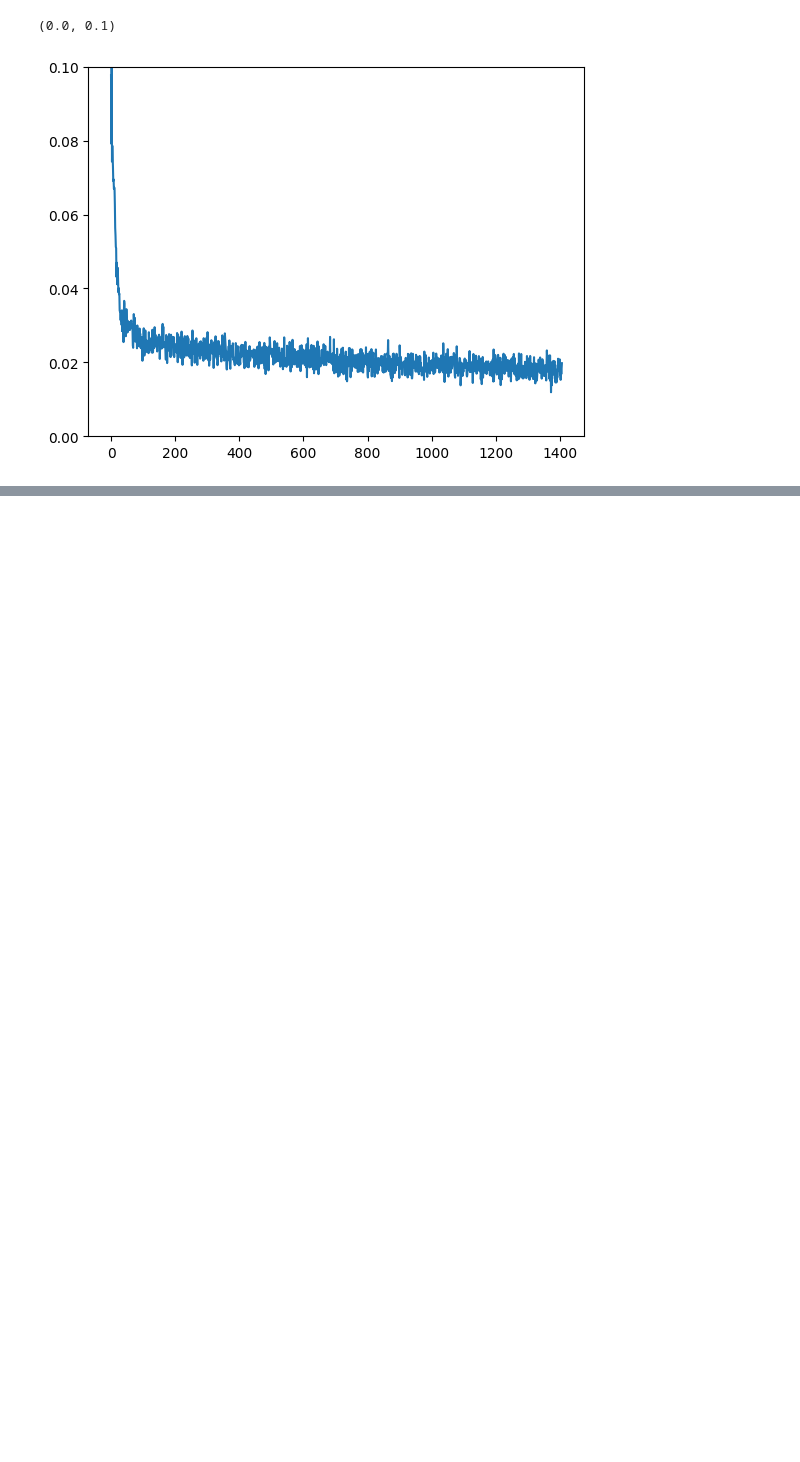
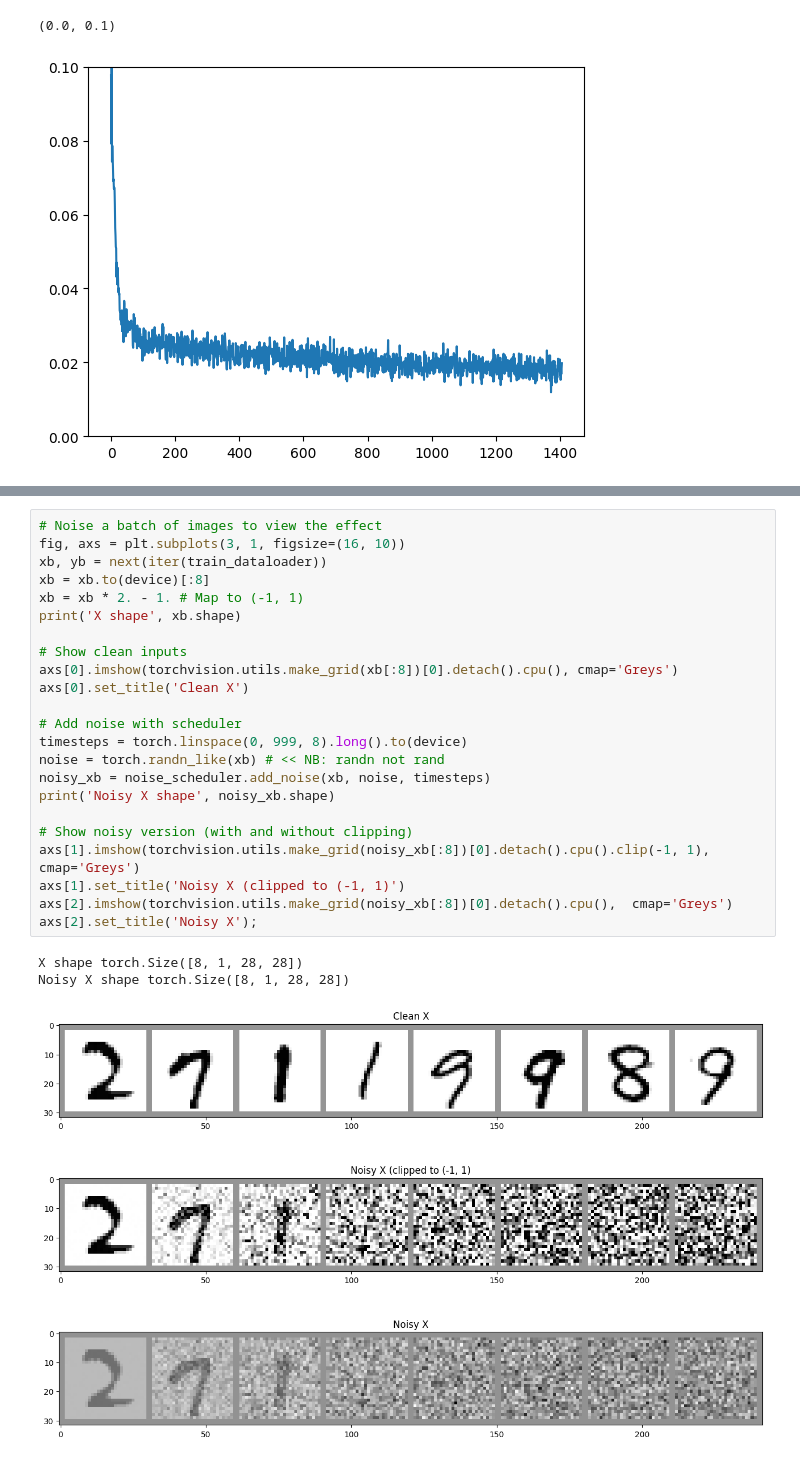
Before and after one commit to tom-choi/Python-Programming-note, a Jupyter notebook: d2l-en/pytorch/DiffusionModel/self_impletement_1.ipynb, the cells around one changed output, grey strips where cells are left out. Cells and saved outputs as stored; diff of their text form; blank space fills up the shorter version.

```diff
--- a/d2l-en/pytorch/DiffusionModel/self_impletement_1.ipynb
+++ b/d2l-en/pytorch/DiffusionModel/self_impletement_1.ipynb
@@ -171,0 +333,27 @@ axs[2].imshow(torchvision.utils.make_grid(pred)[0].clip(0, 1), cmap='Greys')
+# %%
+# Noise a batch of images to view the effect
+fig, axs = plt.subplots(3, 1, figsize=(16, 10))
+xb, yb = next(iter(train_dataloader))
+xb = xb.to(device)[:8]
+xb = xb * 2. - 1. # Map to (-1, 1)
+print('X shape', xb.shape)
+
+# Show clean inputs
+axs[0].imshow(torchvision.utils.make_grid(xb[:8])[0].detach().cpu(), cmap='Greys')
+axs[0].set_title('Clean X')
+
+# Add noise with scheduler
+timesteps = torch.linspace(0, 999, 8).long().to(device)
+noise = torch.randn_like(xb) # << NB: randn not rand
+noisy_xb = noise_scheduler.add_noise(xb, noise, timesteps)
+print('Noisy X shape', noisy_xb.shape)
+
+# Show noisy version (with and without clipping)
+axs[1].imshow(torchvision.utils.make_grid(noisy_xb[:8])[0].detach().cpu().clip(-1, 1),  cmap='Greys')
+axs[1].set_title('Noisy X (clipped to (-1, 1)')
+axs[2].imshow(torchvision.utils.make_grid(noisy_xb[:8])[0].detach().cpu(),  cmap='Greys')
+axs[2].set_title('Noisy X');
+# %% [output]
+X shape torch.Size([8, 1, 28, 28])
+Noisy X shape torch.Size([8, 1, 28, 28])
+[figure, added]
```
Also changed, not shown: parts of 8 cells of this notebook.
